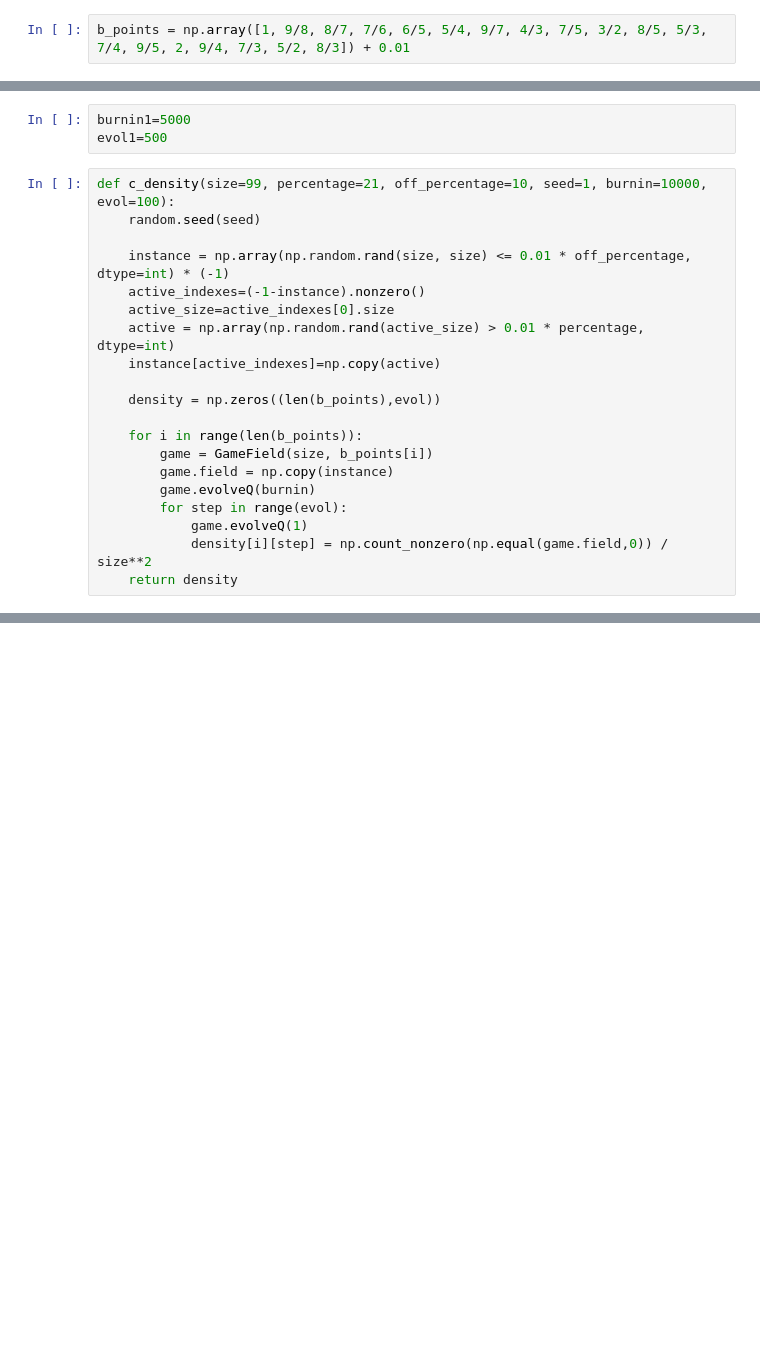
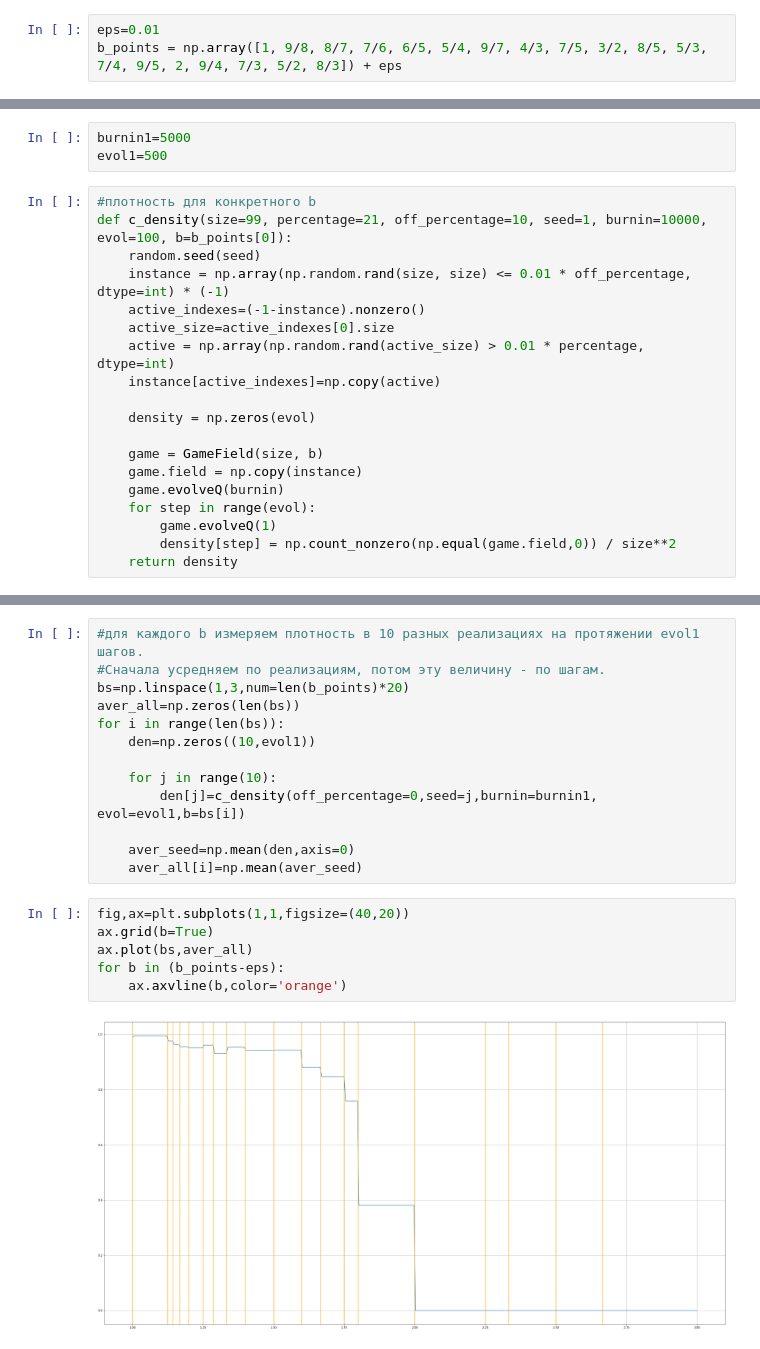
Before and after one commit to bu147/spatial-games-square-grid, a Jupyter notebook: Square_chaos.ipynb, the cells around one changed output, grey strips where cells are left out. Drawn from its saved outputs; the diff is of its cells as text; blank space fills up the shorter version.

```diff
--- a/Square_chaos.ipynb
+++ b/Square_chaos.ipynb
@@ -7,4 +7,5 @@ import time
 %matplotlib notebook
 import matplotlib.pyplot as plt
 # %%
-b_points = np.array([1, 9/8, 8/7, 7/6, 6/5, 5/4, 9/7, 4/3, 7/5, 3/2, 8/5, 5/3, 7/4, 9/5, 2, 9/4, 7/3, 5/2, 8/3]) + 0.01
+eps=0.01
+b_points = np.array([1, 9/8, 8/7, 7/6, 6/5, 5/4, 9/7, 4/3, 7/5, 3/2, 8/5, 5/3, 7/4, 9/5, 2, 9/4, 7/3, 5/2, 8/3]) + eps
@@ -16,22 +13,21 @@ b_points[15]
 burnin1=5000
 evol1=500
 # %%
-def c_density(size=99, percentage=21, off_percentage=10, seed=1, burnin=10000, evol=100):
+#плотность для конкретного b
+def c_density(size=99, percentage=21, off_percentage=10, seed=1, burnin=10000, evol=100, b=b_points[0]):
     random.seed(seed)
-
     instance = np.array(np.random.rand(size, size) <= 0.01 * off_percentage, dtype=int) * (-1)
     active_indexes=(-1-instance).nonzero()
     active_size=active_indexes[0].size
     active = np.array(np.random.rand(active_size) > 0.01 * percentage, dtype=int)
     instance[active_indexes]=np.copy(active)
 
-    density = np.zeros((len(b_points),evol))
+    density = np.zeros(evol)
 
-    for i in range(len(b_points)):
-        game = GameField(size, b_points[i])
-        game.field = np.copy(instance)
-        game.evolveQ(burnin)
-        for step in range(evol):
-            game.evolveQ(1)
-            density[i][step] = np.count_nonzero(np.equal(game.field,0)) / size**2
+    game = GameField(size, b)
+    game.field = np.copy(instance)
+    game.evolveQ(burnin)
+    for step in range(evol):
+        game.evolveQ(1)
+        density[step] = np.count_nonzero(np.equal(game.field,0)) / size**2
     return density
@@ -38 +38,22 @@ def c_density(size=99, percentage=21, off_percentage=10, seed=1, burnin=10000, e
+# %%
+#для каждого b измеряем плотность в 10 разных реализациях на протяжении evol1 шагов.
+#Сначала усредняем по реализациям, потом эту величину - по шагам.
+bs=np.linspace(1,3,num=len(b_points)*20)
+aver_all=np.zeros(len(bs))
+for i in range(len(bs)):
+    den=np.zeros((10,evol1))
+
+    for j in range(10):
+        den[j]=c_density(off_percentage=0,seed=j,burnin=burnin1, evol=evol1,b=bs[i])
+
+    aver_seed=np.mean(den,axis=0)
+    aver_all[i]=np.mean(aver_seed)
+# %%
+fig,ax=plt.subplots(1,1,figsize=(40,20))
+ax.grid(b=True)
+ax.plot(bs,aver_all)
+for b in (b_points-eps):
+    ax.axvline(b,color='orange')
+# %% [output]
+[figure, added]
 # %% [markdown]
```
Also changed, not shown: parts of 21 cells of this notebook.
